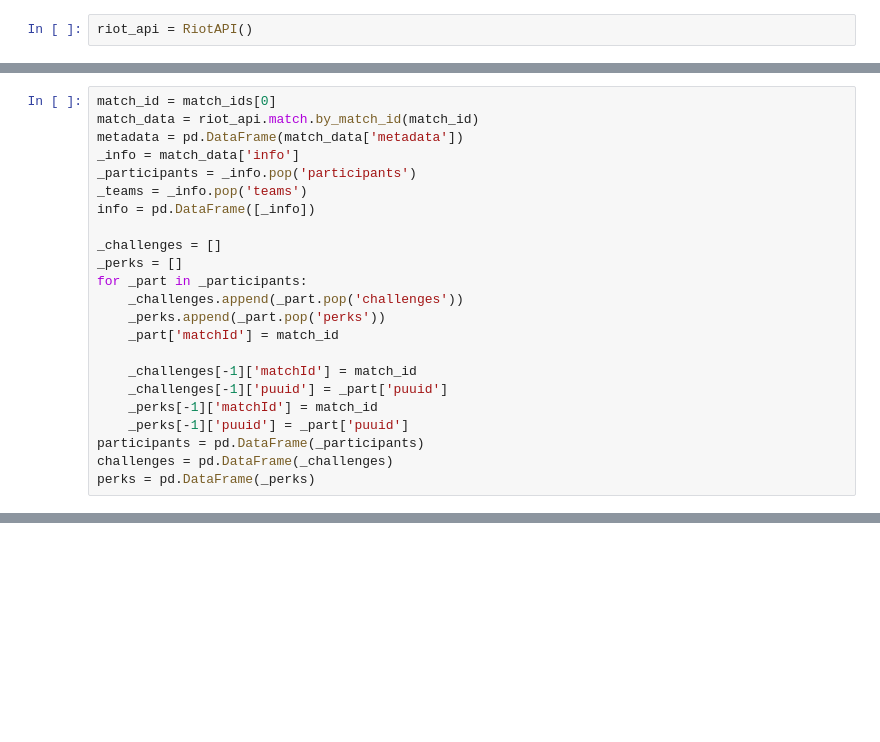
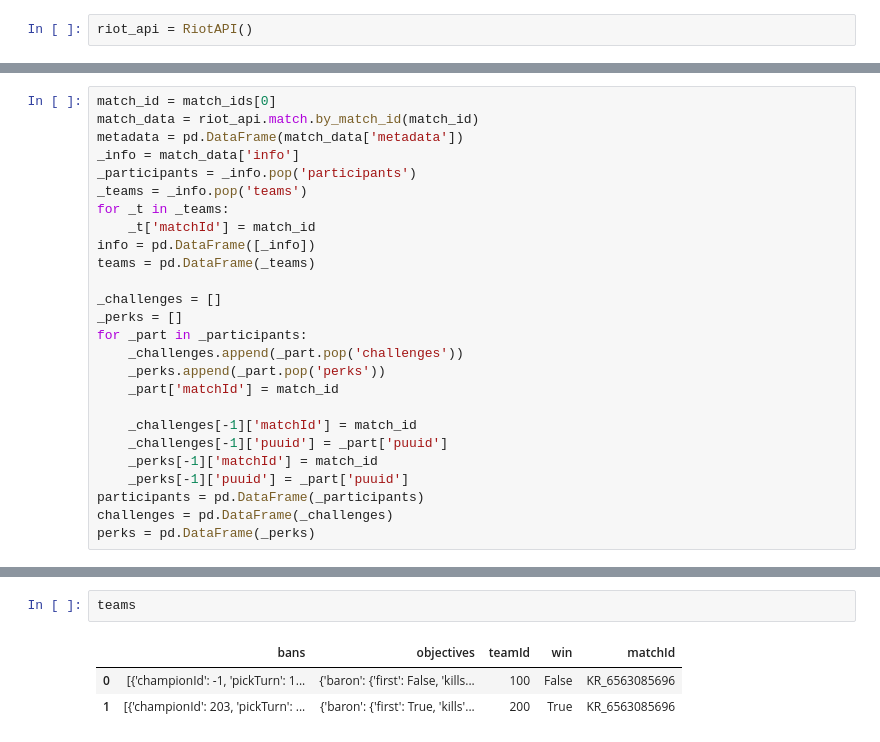
Before and after one commit to posky/LoL-Esports, a Jupyter notebook: riot_apis.ipynb, the cells around one changed output, grey strips where cells are left out. Drawn from its saved outputs; the diff is of its cells as text; blank space fills up the shorter version.

Commit message:
match data to dataframe

```diff
--- a/riot_apis.ipynb
+++ b/riot_apis.ipynb
@@ -51,7 +51,10 @@ metadata = pd.DataFrame(match_data['metadata'])
 _info = match_data['info']
 _participants = _info.pop('participants')
 _teams = _info.pop('teams')
+for _t in _teams:
+    _t['matchId'] = match_id
 info = pd.DataFrame([_info])
+teams = pd.DataFrame(_teams)
 
 _challenges = []
 _perks = []
@@ -130,0 +134,6 @@ perks
+# %%
+teams
+# %% [output]
+|  | bans | objectives | teamId | win | matchId |
+| 0 | [{'championId': -1, 'pickTurn': 1... | {'baron': {'first': False, 'kills... | 100 | False | KR_6563085696 |
+| 1 | [{'championId': 203, 'pickTurn': ... | {'baron': {'first': True, 'kills'... | 200 | True | KR_6563085696 |
```
Also changed, not shown: parts of 7 cells of this notebook.
